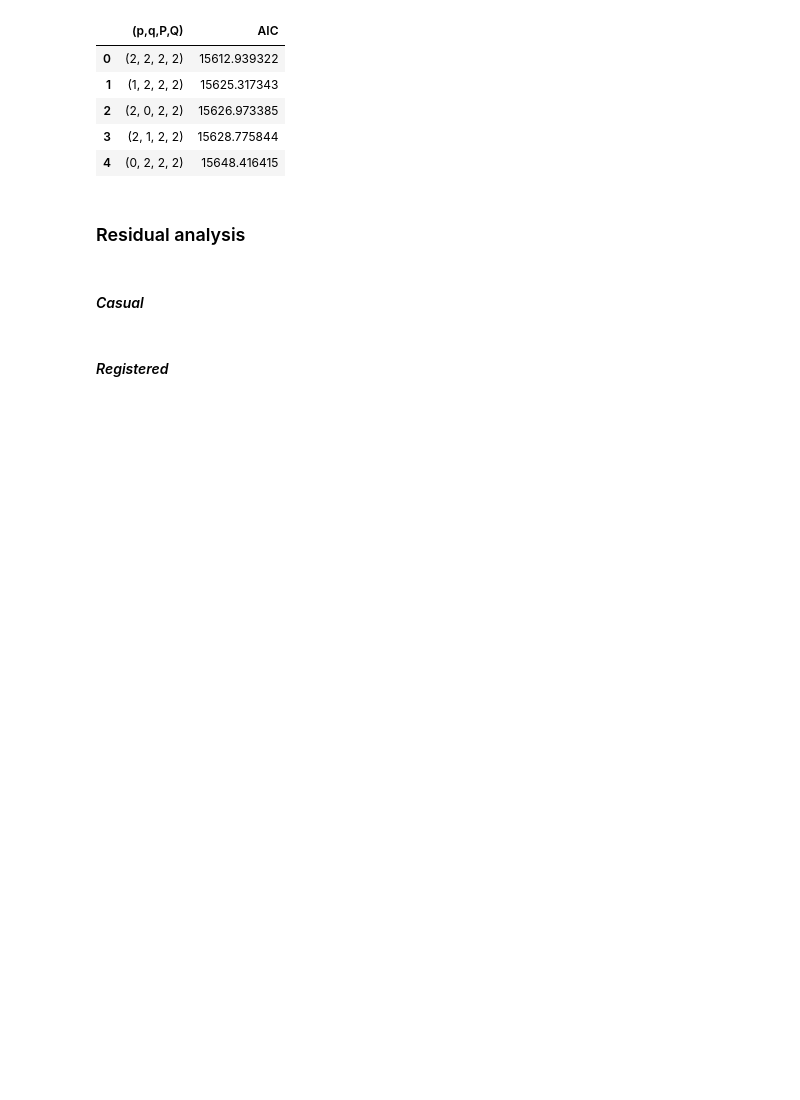
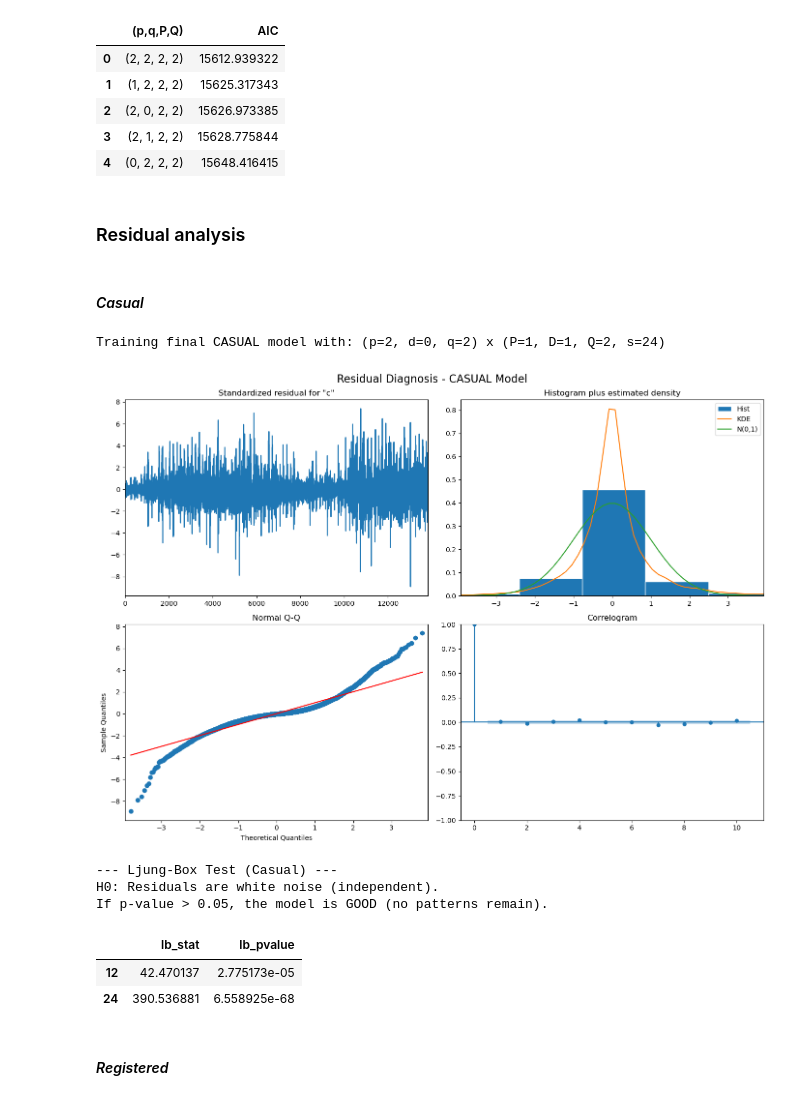
Before and after one commit to ikeiba/bike-sharing-time-series, a Jupyter notebook: project_submission/sarima_sarimax.ipynb, the cells around one changed output. Drawn from its saved outputs; the diff is of its cells as text; code cells hidden in the pictures; blank space fills up the shorter version.

```diff
--- a/project_submission/sarima_sarimax.ipynb
+++ b/project_submission/sarima_sarimax.ipynb
@@ -283,41 +283,54 @@ Launching 81 models in parallel...
 # %%
 import matplotlib.pyplot as plt
 from statsmodels.stats.diagnostic import acorr_ljungbox
+import os
+os.environ["OMP_NUM_THREADS"] = "14"
+os.environ["OPENBLAS_NUM_THREADS"] = "14"
+os.environ["MKL_NUM_THREADS"] = "14"
 
 # 1. Retrieve the best parameters from the Grid Search for casual users
 # Replace these variables with the actual numbers that won in the table!
-best_p_casual, best_q_casual = 1, 1
-best_P_casual, best_Q_casual = 1, 1
+best_p_casual, best_q_casual = 2, 2
+best_P_casual, best_Q_casual = 1, 2
 
 print(f"Training final CASUAL model with: (p={best_p_casual}, d=0, q={best_q_casual}) x (P={best_P_casual}, D=1, Q={best_Q_casual}, s=24)")
 
 # 2. Train the final model
 model_casual_final = SARIMAX(
     y_casual_train,
     order=(best_p_casual, 0, best_q_casual),
     seasonal_order=(best_P_casual, 1, best_Q_casual, 24),
     simple_differencing=False,
     enforce_stationarity=False,
     enforce_invertibility=False
 )
-fit_casual_final = model_casual_final.fit(disp=False)
+fit_casual_final = model_casual_final.fit(disp=True)
 
 # 3. Qualitative Diagnosis (The 4 plots)
 fig = fit_casual_final.plot_diagnostics(figsize=(14, 10))
 fig.suptitle('Residual Diagnosis - CASUAL Model', fontsize=16)
 plt.tight_layout()
 plt.show()
 
 # 4. Quantitative Diagnosis (Ljung-Box Test)
 # We look up to lag 24 because that is our daily cycle
 residuals_casual = fit_casual_final.resid
 
 # dropna() is important because when applying D=1 we lose the first 24 residuals
 lb_test_casual = acorr_ljungbox(residuals_casual.dropna(), lags=[12, 24])
 print("\n--- Ljung-Box Test (Casual) ---")
 print("H0: Residuals are white noise (independent).")
 print("If p-value > 0.05, the model is GOOD (no patterns remain).")
 display(lb_test_casual)
+# %% [output]
+Training final CASUAL model with: (p=2, d=0, q=2) x (P=1, D=1, Q=2, s=24)
+[figure, added]
+--- Ljung-Box Test (Casual) ---
+H0: Residuals are white noise (independent).
+If p-value > 0.05, the model is GOOD (no patterns remain).
+|  | lb_stat | lb_pvalue |
+| 12 | 42.470137 | 2.775173e-05 |
+| 24 | 390.536881 | 6.558925e-68 |
 # %% [markdown]
 #### *Registered*
 # %%
```
Also changed, not shown: parts of 19 cells of this notebook, 4 other files.
